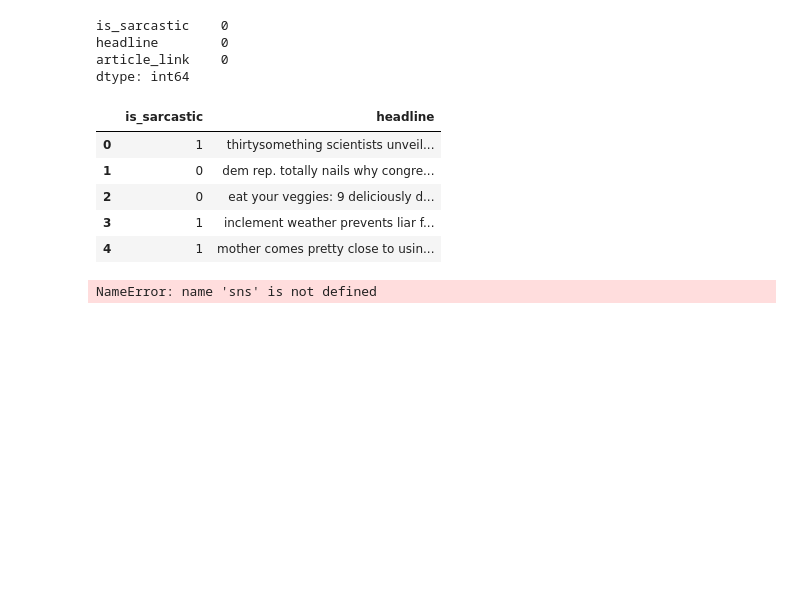
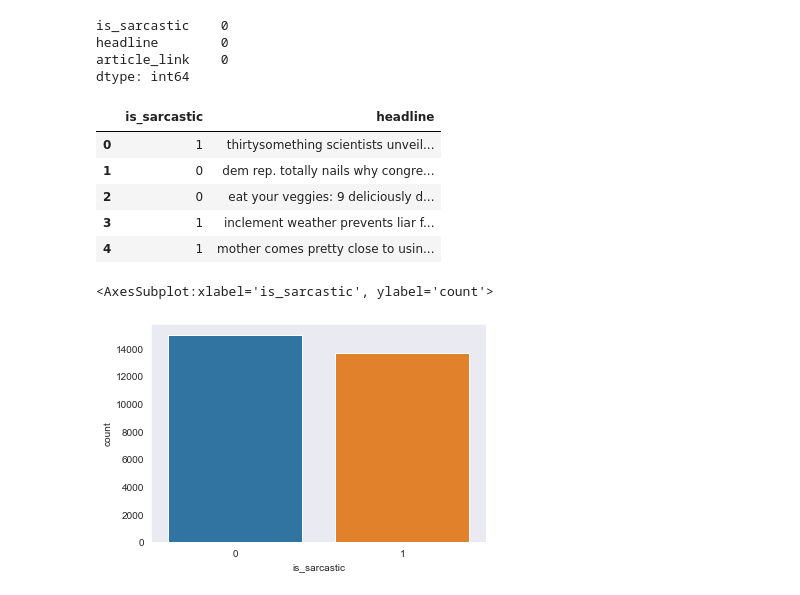
Before and after one commit to sepetab/BLUFF, a Jupyter notebook: gloVe/gloVe.ipynb, the cells around one changed output. Saved outputs shown, nothing was run; the diff lists cells and outputs as text; code cells hidden in the pictures; blank space fills up the shorter version.

```diff
--- a/gloVe/gloVe.ipynb
+++ b/gloVe/gloVe.ipynb
@@ -71,9 +74,10 @@ df.head()
 | 4 | 1 | mother comes pretty close to usin... |
 # %%
 sns.set_style("dark")
-sns.countplot(df.is_sarcastic)
+sns.countplot(x=df.is_sarcastic)
 # %% [output]
-NameError: name 'sns' is not defined
+<AxesSubplot:xlabel='is_sarcastic', ylabel='count'>
+[figure, added]
 # %%
 stop = set(stopwords.words('english'))
 punctuation = list(string.punctuation)
```
Also changed, not shown: parts of 16 cells of this notebook, 1 other file.
